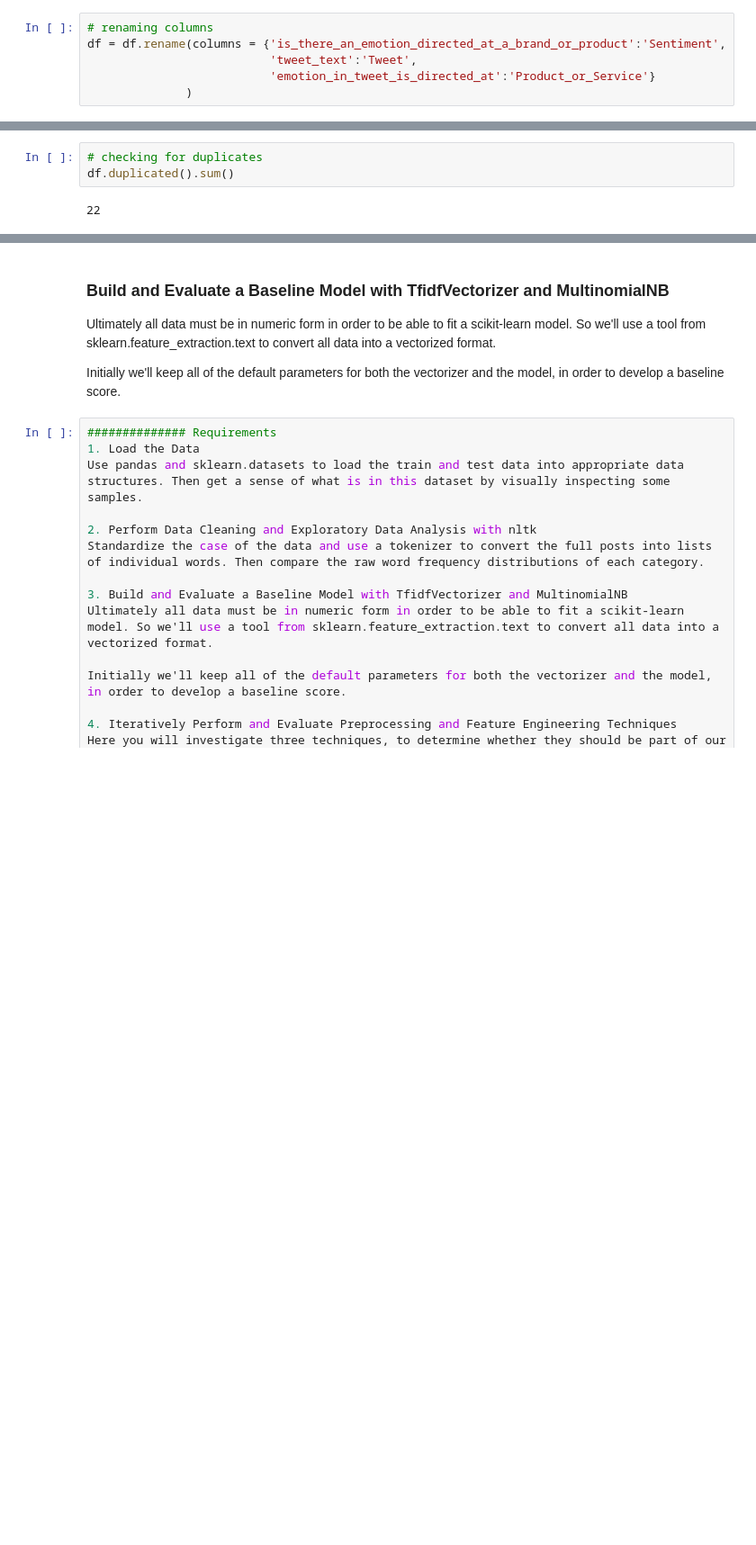
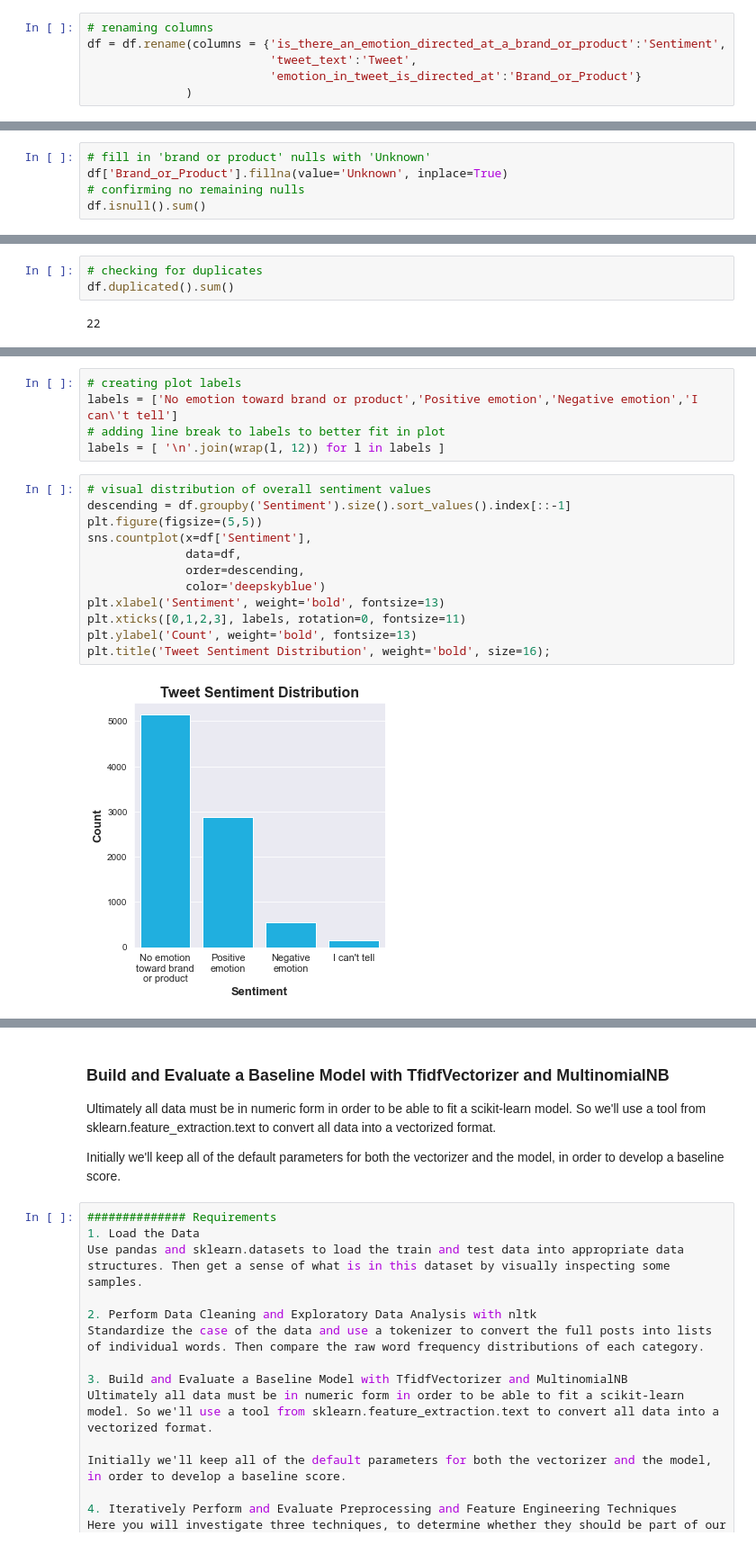
Before and after one commit to brdeleon/twitter_sentiment_analysis_nlp, a Jupyter notebook: Tweet_Sentiment_Analysis.ipynb, the cells around one changed output, grey strips where cells are left out. Shown at 90% size. Saved outputs shown, nothing was run; the diff lists cells and outputs as text; blank space fills up the shorter version.

Commit message:
data cleaning and creating new columns

```diff
--- a/Tweet_Sentiment_Analysis.ipynb
+++ b/Tweet_Sentiment_Analysis.ipynb
@@ -128,5 +131,5 @@ Name: is_there_an_emotion_directed_at_a_brand_or_product, dtype: int64
 # renaming columns
 df = df.rename(columns = {'is_there_an_emotion_directed_at_a_brand_or_product':'Sentiment',
                           'tweet_text':'Tweet',
-                          'emotion_in_tweet_is_directed_at':'Product_or_Service'}
+                          'emotion_in_tweet_is_directed_at':'Brand_or_Product'}
               )
@@ -149,0 +181,5 @@ Will need to address remaining null values later
+# %%
+# fill in 'brand or product' nulls with 'Unknown'
+df['Brand_or_Product'].fillna(value='Unknown', inplace=True)
+# confirming no remaining nulls
+df.isnull().sum()
@@ -164,0 +234,19 @@ After previewing column values and value counts, duplicates are retweets.
+# %%
+# creating plot labels
+labels = ['No emotion toward brand or product','Positive emotion','Negative emotion','I can\'t tell']
+# adding line break to labels to better fit in plot
+labels = [ '\n'.join(wrap(l, 12)) for l in labels ]
+# %%
+# visual distribution of overall sentiment values
+descending = df.groupby('Sentiment').size().sort_values().index[::-1]
+plt.figure(figsize=(5,5))
+sns.countplot(x=df['Sentiment'],
+              data=df,
+              order=descending,
+              color='deepskyblue')
+plt.xlabel('Sentiment', weight='bold', fontsize=13)
+plt.xticks([0,1,2,3], labels, rotation=0, fontsize=11)
+plt.ylabel('Count', weight='bold', fontsize=13)
+plt.title('Tweet Sentiment Distribution', weight='bold', size=16);
+# %% [output]
+[figure, added]
```
Also changed, not shown: parts of 44 cells of this notebook.
